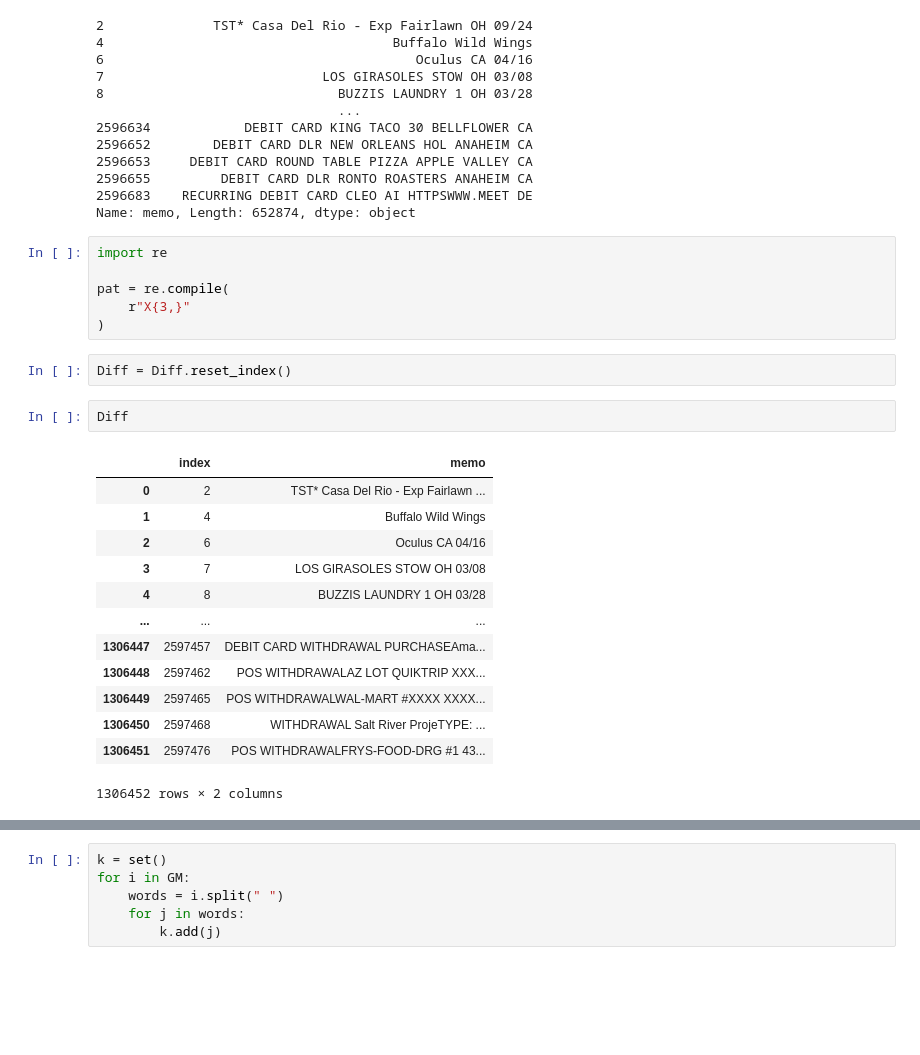
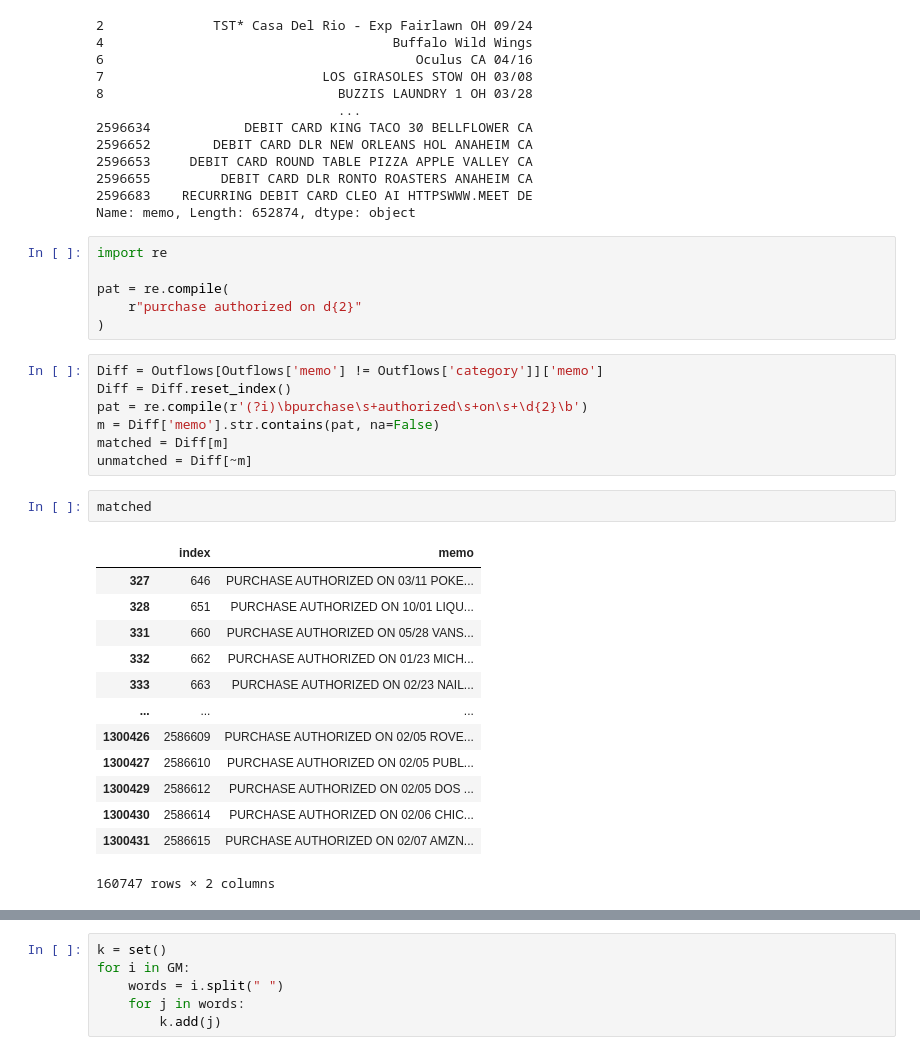
Before and after one commit to kylechoi101/DSC180A-Q1, a Jupyter notebook: Week 2/Kyle_Choi.ipynb, the cells around one changed output, grey strips where cells are left out. Saved outputs shown, nothing was run; the diff lists cells and outputs as text; blank space fills up the shorter version.

```diff
--- a/Week 2/Kyle_Choi.ipynb
+++ b/Week 2/Kyle_Choi.ipynb
@@ -77,23 +114,28 @@ Name: memo, Length: 652874, dtype: object
 import re
 
 pat = re.compile(
-    r"X{3,}"
+    r"purchase authorized on d{2}"
 )
-# %%
-Diff = Diff.reset_index()
 # %%
-Diff
+Diff = Outflows[Outflows['memo'] != Outflows['category']]['memo']
+Diff = Diff.reset_index()
+pat = re.compile(r'(?i)\bpurchase\s+authorized\s+on\s+\d{2}\b')
+m = Diff['memo'].str.contains(pat, na=False)
+matched = Diff[m]
+unmatched = Diff[~m]
-# %% [output]
-|  | index | memo |
-| 0 | 2 | TST* Casa Del Rio - Exp Fairlawn ... |
-| 1 | 4 | Buffalo Wild Wings |
-| 2 | 6 | Oculus CA 04/16 |
-| 3 | 7 | LOS GIRASOLES STOW OH 03/08 |
-| 4 | 8 | BUZZIS LAUNDRY 1 OH 03/28 |
-| ... | ... | ... |
-| 1306447 | 2597457 | DEBIT CARD WITHDRAWAL PURCHASEAma... |
-| 1306448 | 2597462 | POS WITHDRAWALAZ LOT QUIKTRIP XXX... |
-| 1306449 | 2597465 | POS WITHDRAWALWAL-MART #XXXX XXXX... |
-| 1306450 | 2597468 | WITHDRAWAL Salt River ProjeTYPE: ... |
-| 1306451 | 2597476 | POS WITHDRAWALFRYS-FOOD-DRG #1 43... |
-1306452 rows × 2 columns
+# %%
+matched
+# %% [output]
+|  | index | memo |
+| 327 | 646 | PURCHASE AUTHORIZED ON 03/11 POKE... |
+| 328 | 651 | PURCHASE AUTHORIZED ON 10/01 LIQU... |
+| 331 | 660 | PURCHASE AUTHORIZED ON 05/28 VANS... |
+| 332 | 662 | PURCHASE AUTHORIZED ON 01/23 MICH... |
+| 333 | 663 | PURCHASE AUTHORIZED ON 02/23 NAIL... |
+| ... | ... | ... |
+| 1300426 | 2586609 | PURCHASE AUTHORIZED ON 02/05 ROVE... |
+| 1300427 | 2586610 | PURCHASE AUTHORIZED ON 02/05 PUBL... |
+| 1300429 | 2586612 | PURCHASE AUTHORIZED ON 02/05 DOS ... |
+| 1300430 | 2586614 | PURCHASE AUTHORIZED ON 02/06 CHIC... |
+| 1300431 | 2586615 | PURCHASE AUTHORIZED ON 02/07 AMZN... |
+160747 rows × 2 columns
```
Also changed, not shown: parts of 7 cells of this notebook.
